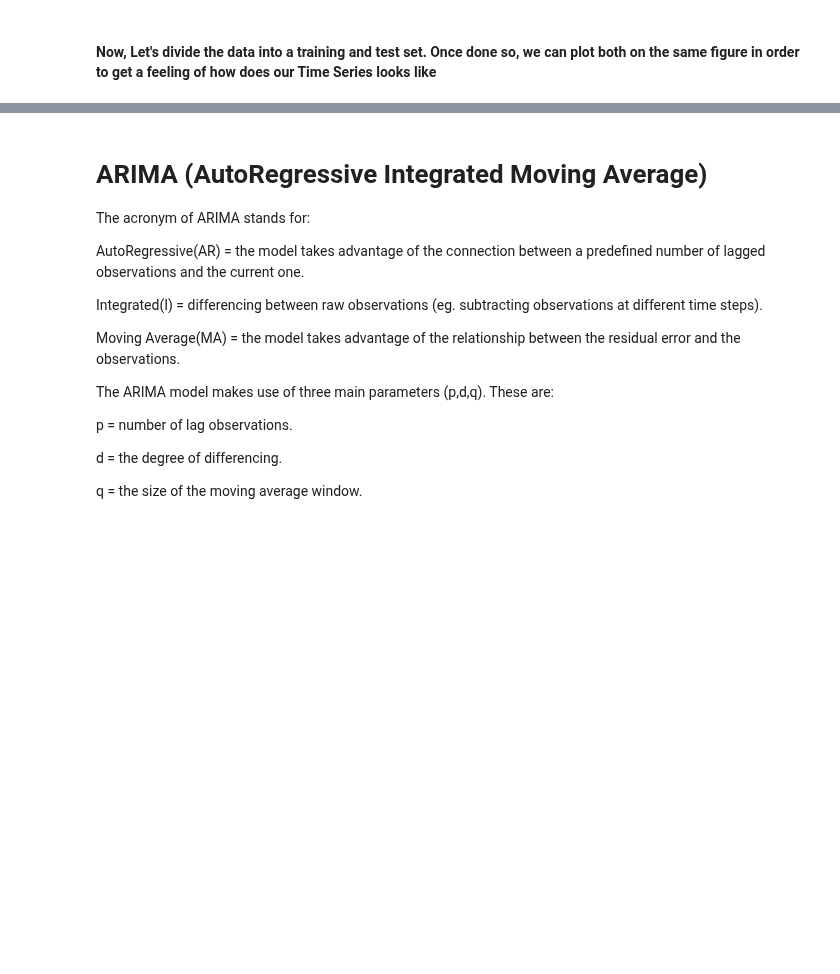
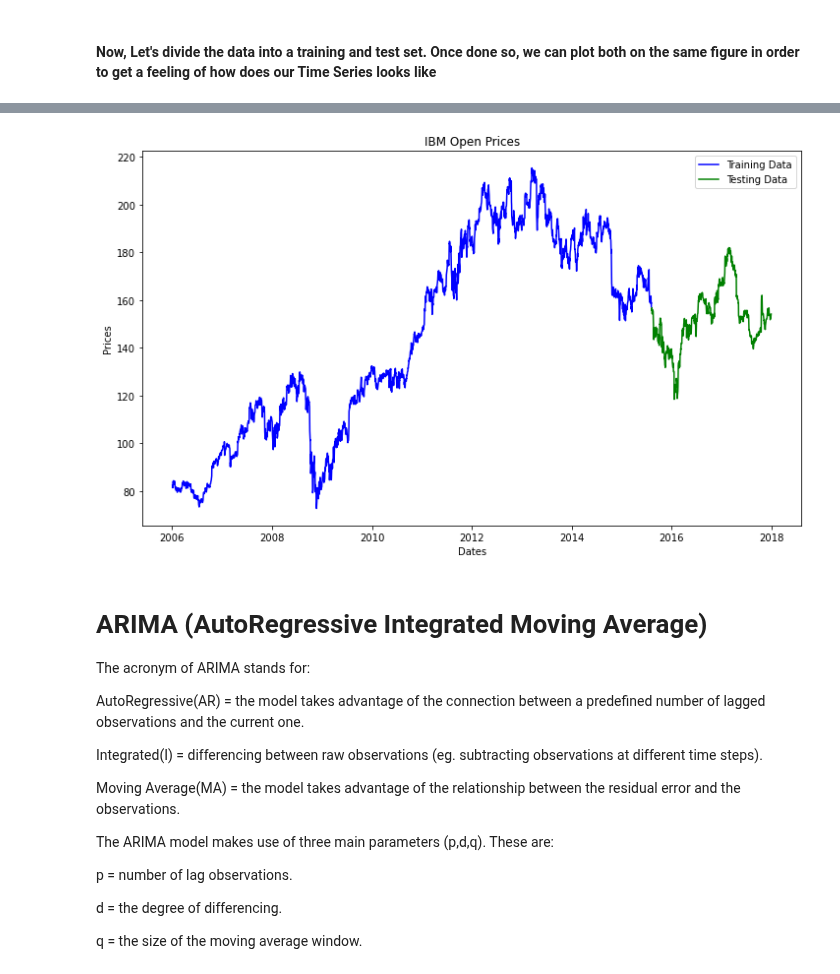
Before and after one commit to weboctave/mec-mini-projects, a Jupyter notebook: mec-18.5.1-time-series-analysis-mini-project/Mini_Project_Time_Series_Forecasting.ipynb, the cells around one changed output, grey strips where cells are left out. Drawn from its saved outputs; the diff is of its cells as text; code cells hidden in the pictures; blank space fills up the shorter version.

```diff
--- a/mec-18.5.1-time-series-analysis-mini-project/Mini_Project_Time_Series_Forecasting.ipynb
+++ b/mec-18.5.1-time-series-analysis-mini-project/Mini_Project_Time_Series_Forecasting.ipynb
@@ -116,11 +145,13 @@ train_data, test_data = df.iloc[0:int(len(df)*0.8), :], df.iloc[int(len(df)*0.8)
 # %%
 plt.figure(figsize=(12,7))
-plt.title('IBM Prices')
+plt.title('IBM Open Prices')
 plt.xlabel('Dates')
 plt.ylabel('Prices')
 plt.plot(train_data['Open'], 'blue', label='Training Data')
 plt.plot(test_data['Open'], 'green', label='Testing Data')
 plt.legend();
+# %% [output]
+[figure, added]
 # %% [markdown]
 # ARIMA (AutoRegressive Integrated Moving Average)
 
```
Also changed, not shown: parts of 15 cells of this notebook.
